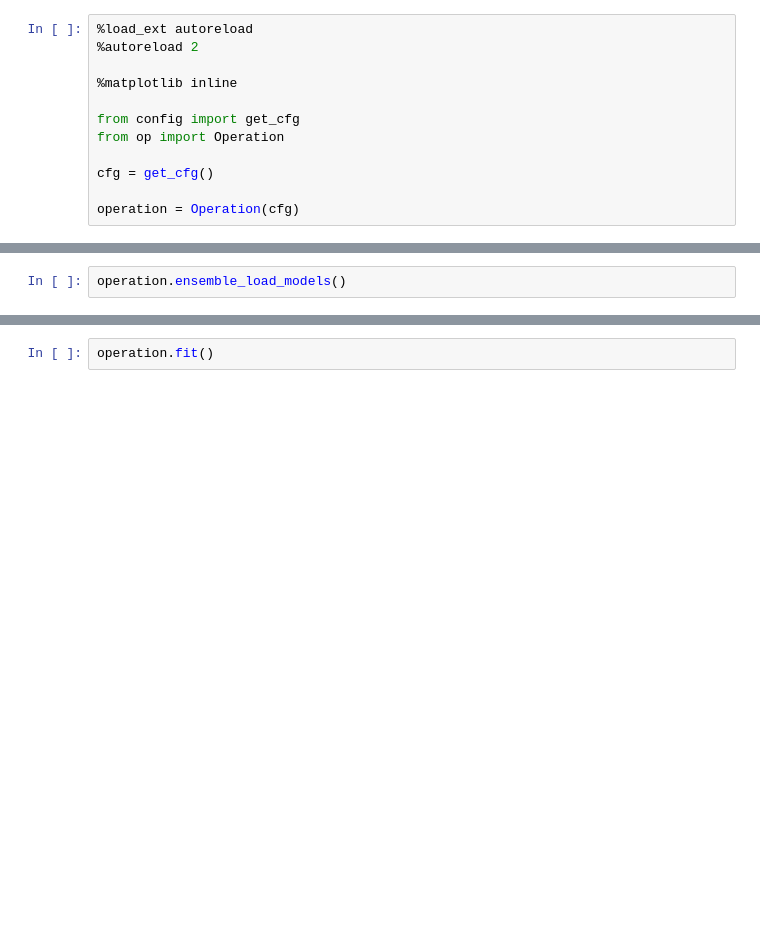
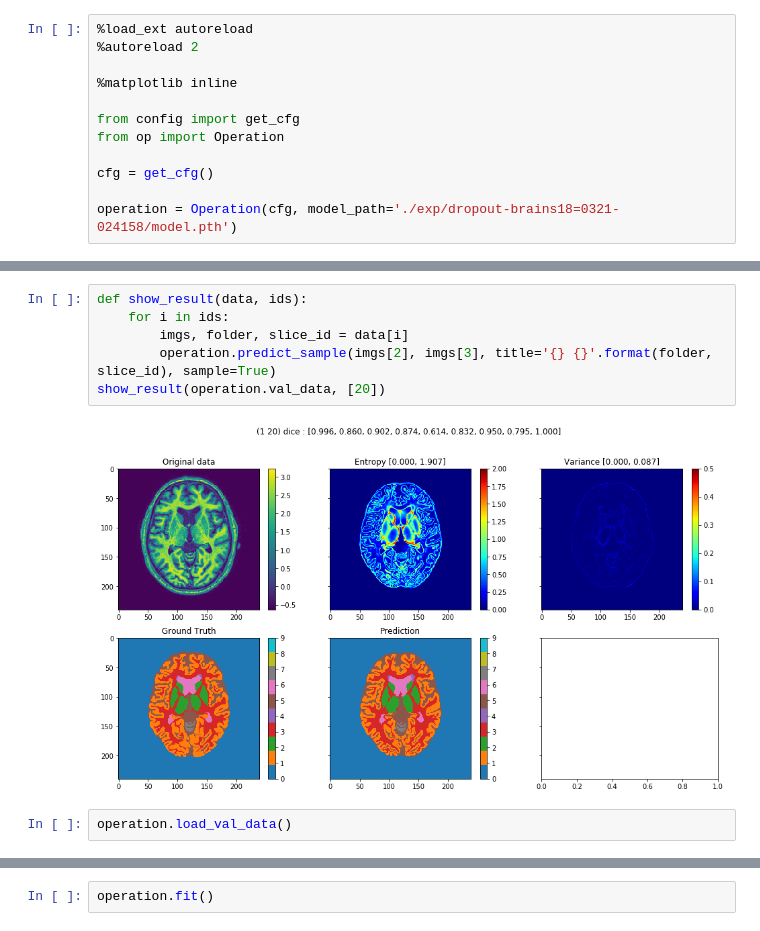
Before and after one commit to wuzht/BrainSeg, a Jupyter notebook: main.ipynb, the cells around one changed output, grey strips where cells are left out. Saved outputs shown, nothing was run; the diff lists cells and outputs as text; blank space fills up the shorter version.

```diff
--- a/main.ipynb
+++ b/main.ipynb
@@ -9,4 +9,4 @@ from op import Operation
 
 cfg = get_cfg()
 
-operation = Operation(cfg)
+operation = Operation(cfg, model_path='./exp/dropout-brains18=0321-024158/model.pth')
@@ -13,5 +31,13 @@ operation = Operation(cfg)
+# %%
+def show_result(data, ids):
+    for i in ids:
+        imgs, folder, slice_id = data[i]
+        operation.predict_sample(imgs[2], imgs[3], title='{} {}'.format(folder, slice_id), sample=True)
+show_result(operation.val_data, [20])
+# %% [output]
+[figure, added]
 # %%
-operation.ensemble_load_models()
+operation.load_val_data()
 # %%
 def show_result(data, ids):
     for i in ids:
```
Also changed, not shown: parts of 4 cells of this notebook, 4 other files.
